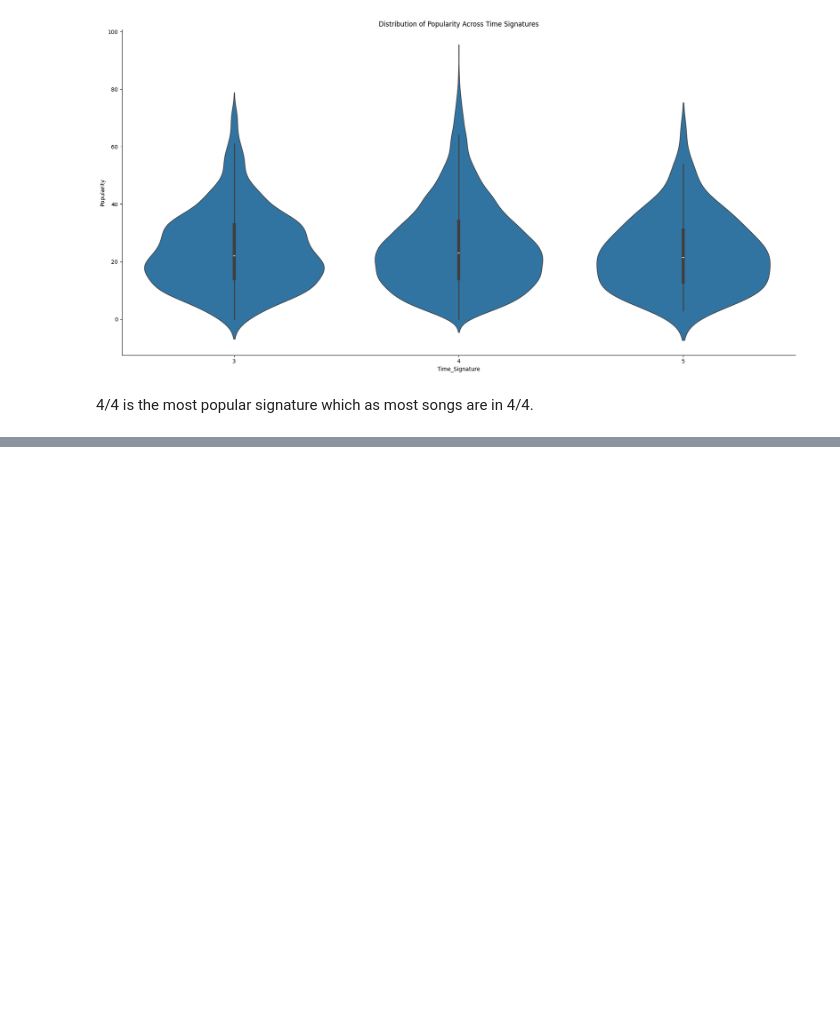
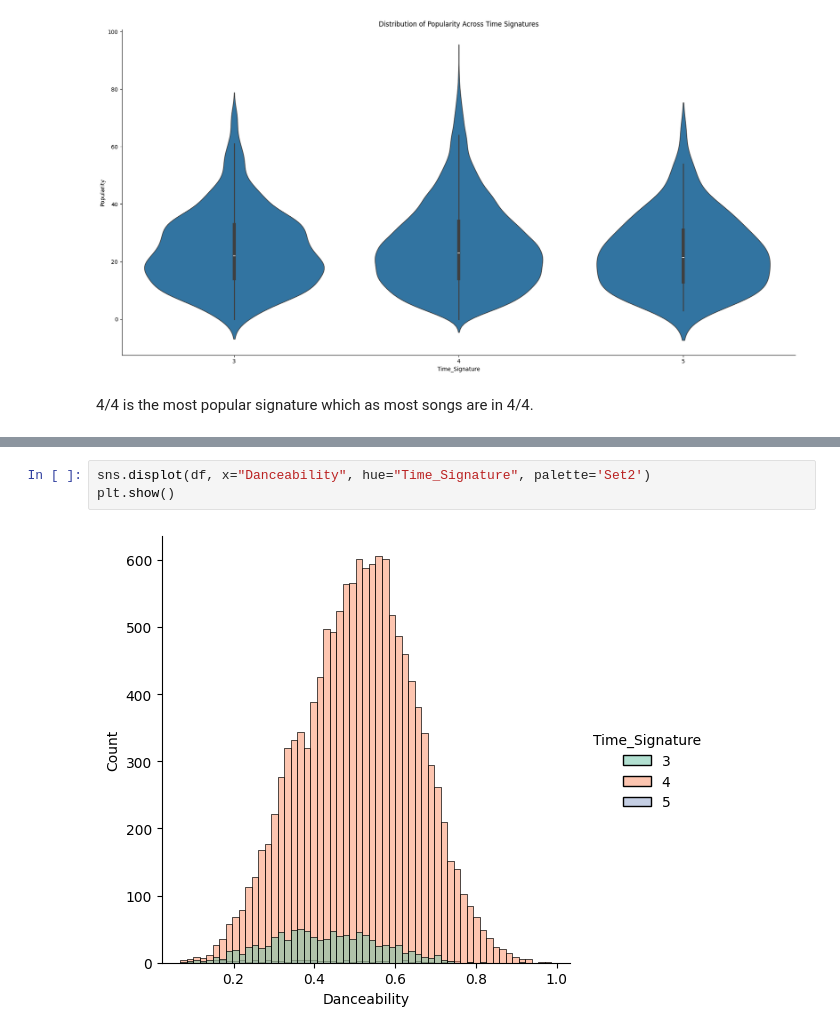
Before and after one commit to Kyloof/MSID_lab_1, a Jupyter notebook: Raport.ipynb, the cells around one changed output, grey strips where cells are left out. Saved outputs shown, nothing was run; the diff lists cells and outputs as text; blank space fills up the shorter version.

```diff
--- a/Raport.ipynb
+++ b/Raport.ipynb
@@ -118,0 +126,5 @@ plt.show()
+# %%
+sns.displot(df, x="Danceability", hue="Time_Signature", palette='Set2')
+plt.show()
+# %% [output]
+[figure, added]
```
Also changed, not shown: parts of 6 cells of this notebook, 2 other files.
